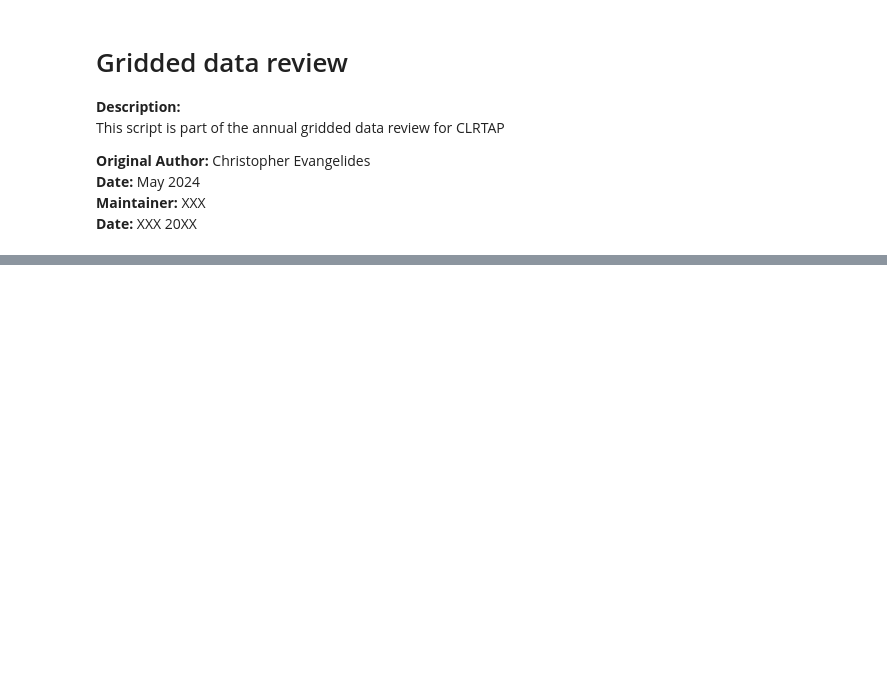
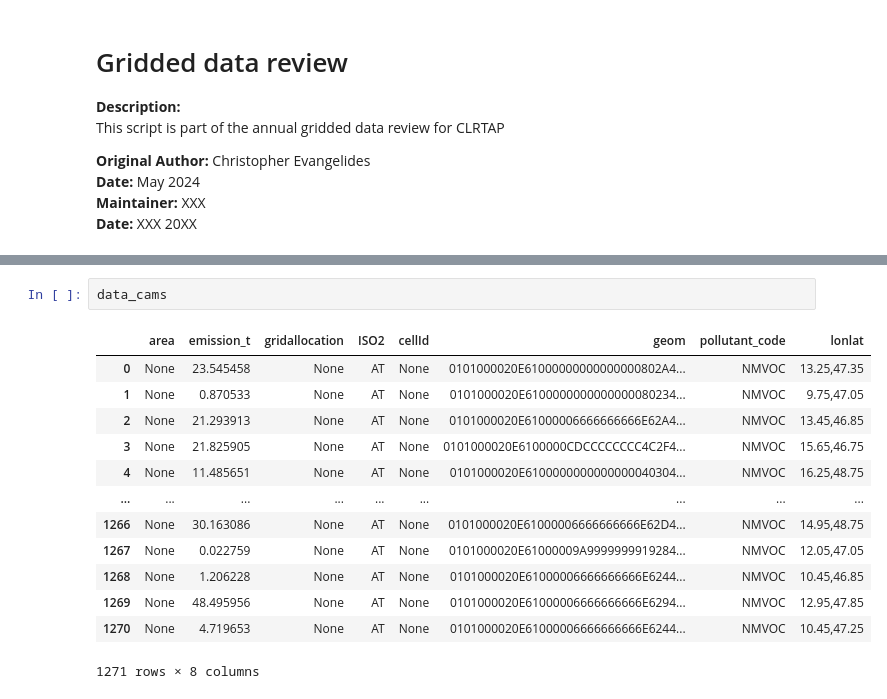
Before and after one commit to geochriiis/clrtap, a Jupyter notebook: jupyter/Gridded_data_review.ipynb, the cells around one changed output, grey strips where cells are left out. Cells and saved outputs as stored; diff of their text form; blank space fills up the shorter version.

```diff
--- a/jupyter/Gridded_data_review.ipynb
+++ b/jupyter/Gridded_data_review.ipynb
@@ -35,0 +324,16 @@ Your are: ce6
+# %%
+data_cams
+# %% [output]
+|  | area | emission_t | gridallocation | ISO2 | cellId | geom | pollutant_code | lonlat |
+| 0 | None | 23.545458 | None | AT | None | 0101000020E61000000000000000802A4... | NMVOC | 13.25,47.35 |
+| 1 | None | 0.870533 | None | AT | None | 0101000020E6100000000000000080234... | NMVOC | 9.75,47.05 |
+| 2 | None | 21.293913 | None | AT | None | 0101000020E61000006666666666E62A4... | NMVOC | 13.45,46.85 |
+| 3 | None | 21.825905 | None | AT | None | 0101000020E6100000CDCCCCCCCC4C2F4... | NMVOC | 15.65,46.75 |
+| 4 | None | 11.485651 | None | AT | None | 0101000020E6100000000000000040304... | NMVOC | 16.25,48.75 |
+| ... | ... | ... | ... | ... | ... | ... | ... | ... |
+| 1266 | None | 30.163086 | None | AT | None | 0101000020E61000006666666666E62D4... | NMVOC | 14.95,48.75 |
+| 1267 | None | 0.022759 | None | AT | None | 0101000020E61000009A9999999919284... | NMVOC | 12.05,47.05 |
+| 1268 | None | 1.206228 | None | AT | None | 0101000020E61000006666666666E6244... | NMVOC | 10.45,46.85 |
+| 1269 | None | 48.495956 | None | AT | None | 0101000020E61000006666666666E6294... | NMVOC | 12.95,47.85 |
+| 1270 | None | 4.719653 | None | AT | None | 0101000020E61000006666666666E6244... | NMVOC | 10.45,47.25 |
+1271 rows × 8 columns
```
Also changed, not shown: parts of 14 cells of this notebook, 1 other file.
